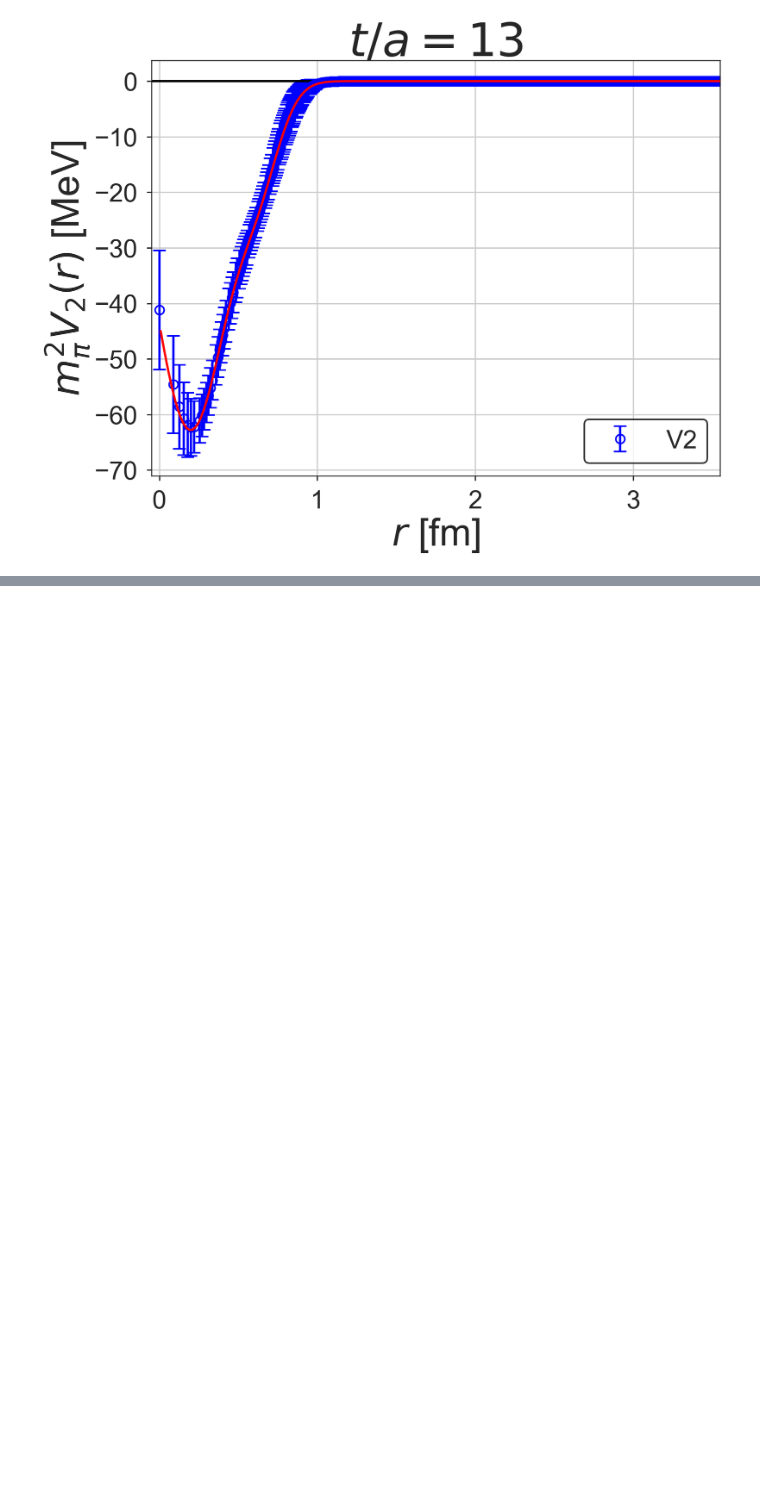
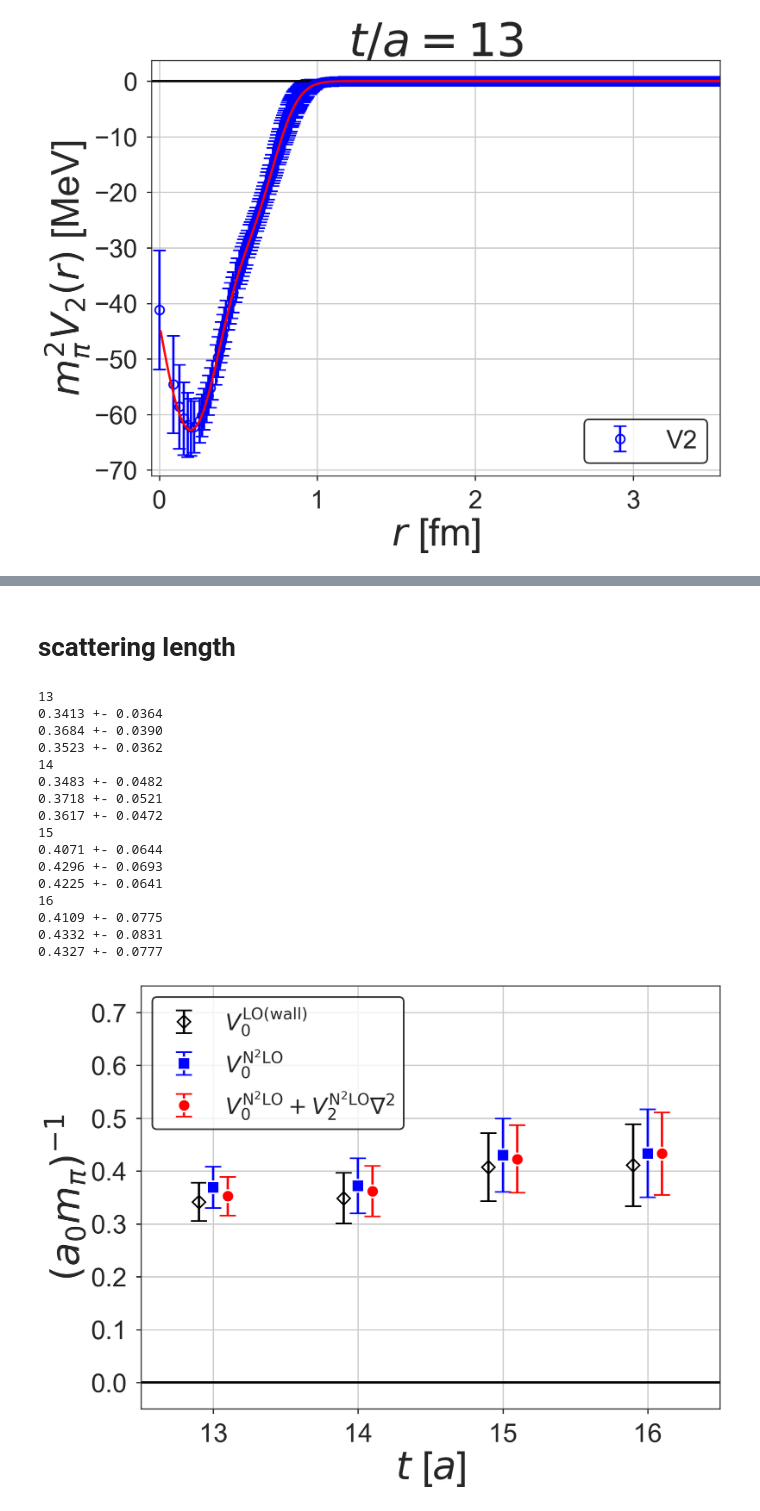
Before and after one commit to tkmiriya/systematics_of_hal_qcd_pot, a Jupyter notebook: notes/Fitting and Scattering phase shift.ipynb, the cells around one changed output, grey strips where cells are left out. Saved outputs shown, nothing was run; the diff lists cells and outputs as text; code cells hidden in the pictures; blank space fills up the shorter version.

```diff
--- a/notes/Fitting and Scattering phase shift.ipynb
+++ b/notes/Fitting and Scattering phase shift.ipynb
@@ -369,0 +668,77 @@ PicklingError: Can't pickle <function <lambda> at 0x...>: attribute lookup <lamb
+# %% [markdown]
+# scattering length
+# %%
+fig, ax = plt.subplots()
+a0invs = {}
+for it in [13, 14, 15, 16]:
+    print(it)
+
+    ch = 'wall'
+    tmp = (np.sqrt(k2s[(ch,it)])/np.tan(deltas_jk[(ch, it)])).mean(axis=0)[0]/mpi
+    tmp_err = (np.sqrt(k2s[(ch,it)])/np.tan(deltas_jk[(ch, it)])).std(axis=0)[0] * np.sqrt(bin_num - 1)/mpi
+    a0invs[(ch, it)] = [tmp, tmp_err]
+
+    print('{:.4f} +- {:.4f}'.format(tmp, tmp_err))
+
+    ax.errorbar(it - 0.1, tmp, tmp_err,
+                capsize=10, capthick=2,
+               fmt='D', color='black', mfc='none', mew=2.0, label=r'$V_0^\mathrm{LO(wall)}$')
+
+    ch = 'n2lo'
+    tmp = (np.sqrt(k2s[(ch,it)])/np.tan(deltas_jk[(ch, it)])).mean(axis=0)[0]/mpi
+    tmp_err = (np.sqrt(k2s[(ch,it)])/np.tan(deltas_jk[(ch, it)])).std(axis=0)[0] * np.sqrt(bin_num - 1)/mpi
+    a0invs[(ch, it)] = [tmp, tmp_err]
+
+    print('{:.4f} +- {:.4f}'.format(tmp, tmp_err))
+
+    ax.errorbar(it, tmp, tmp_err,
+                capsize=10, capthick=2, ms=15, mew=2.0, mec='white',
+               fmt='s', color='blue', label=r'$V_0^\mathrm{N^2LO}$',
+               zorder=3)
+
+    ch = 'n2lo_w_v2'
+    tmp = (np.sqrt(k2s[(ch,it)])/np.tan(deltas_jk[(ch, it)])).mean(axis=0)[0]/mpi
+    tmp_err = (np.sqrt(k2s[(ch,it)])/np.tan(deltas_jk[(ch, it)])).std(axis=0)[0] * np.sqrt(bin_num - 1)/mpi
+
+    a0invs[(ch, it)] = [tmp, tmp_err]
+
+    print('{:.4f} +- {:.4f}'.format(tmp, tmp_err))
+
+    ax.errorbar(it + 0.1, tmp, tmp_err,
+                capsize=10, capthick=2, ms=15,
+               fmt='o', color='red', mew=2.0, mec='white', label=r'$V_0^\mathrm{N^2LO} + V_2^\mathrm{N^2LO}\nabla^2$',
+               zorder=3)
+
+#    ax.set_xlim(-0.005,0.105)
+#ax.set_xlim(-1, 20.8)
+ax.set_xlim(12.5, 16.5)
+ax.set_ylim(-0.05, 0.75)
+ax.axhline(0, c='black')
+ax.axvline(0, c='black')
+ax.grid()
+ax.set_xlabel(r'$t$ [$a$]', size=48)
+ax.set_ylabel(r'$(a_0 m_\pi)^{-1}$', size=48)
+ll, hh = ax.get_legend_handles_labels()
+leg = ax.legend(ll[:3], hh[:3], frameon=True,
+               ncol=1, fontsize=28)
+leg.get_frame().set_edgecolor('black')
+leg.get_frame().set_linewidth(2.0)
+fig.savefig('../figs/phase_shifts/a0inv_t_pot_dep.pdf', bbox_inches='tight')
+# %% [output]
+13
+0.3413 +- 0.0364
+0.3684 +- 0.0390
+0.3523 +- 0.0362
+14
+0.3483 +- 0.0482
+0.3718 +- 0.0521
+0.3617 +- 0.0472
+15
+0.4071 +- 0.0644
+0.4296 +- 0.0693
+0.4225 +- 0.0641
+16
+0.4109 +- 0.0775
+0.4332 +- 0.0831
+0.4327 +- 0.0777
+[figure, added]
```
Also changed, not shown: parts of 18 cells of this notebook, 10 other files.
